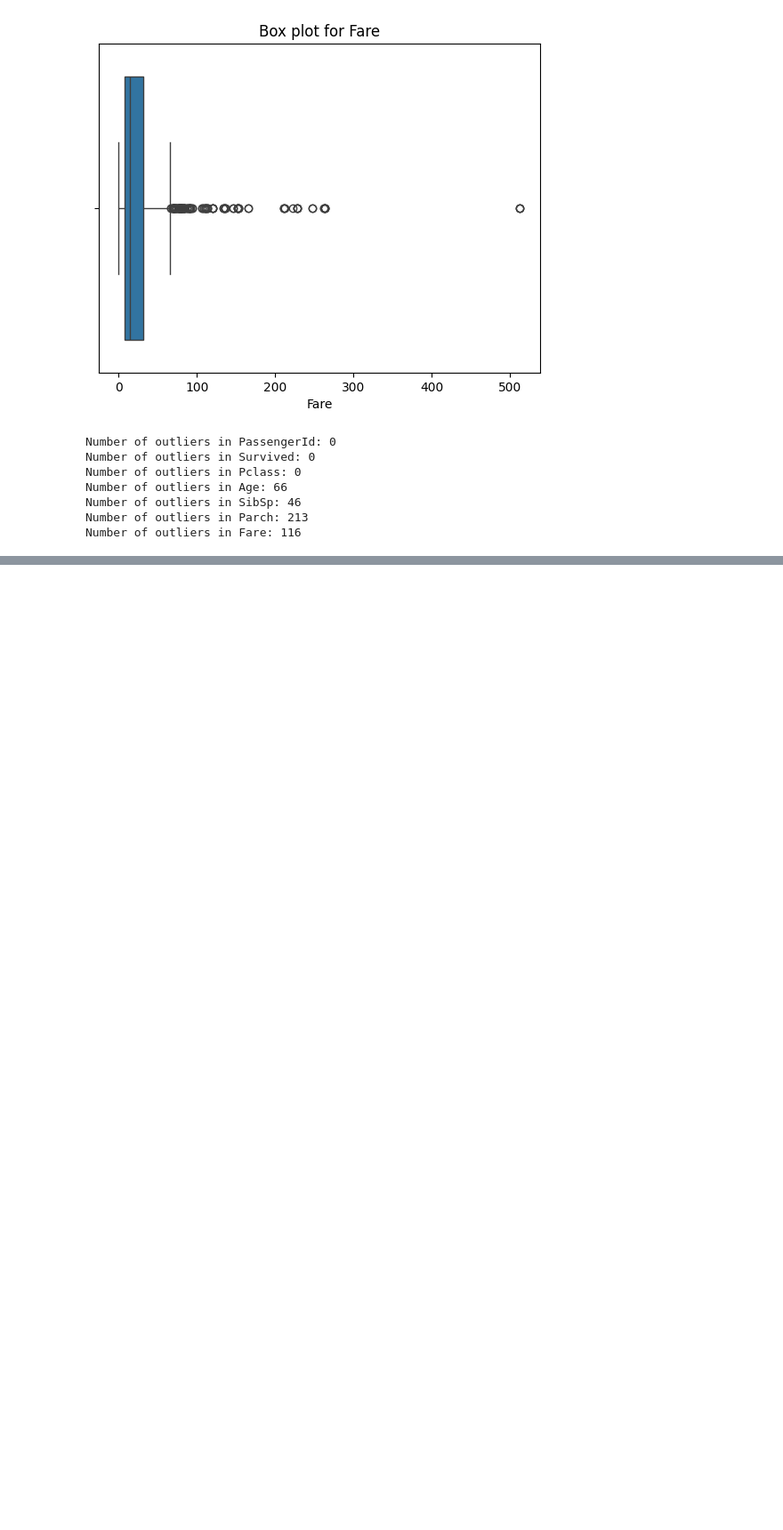
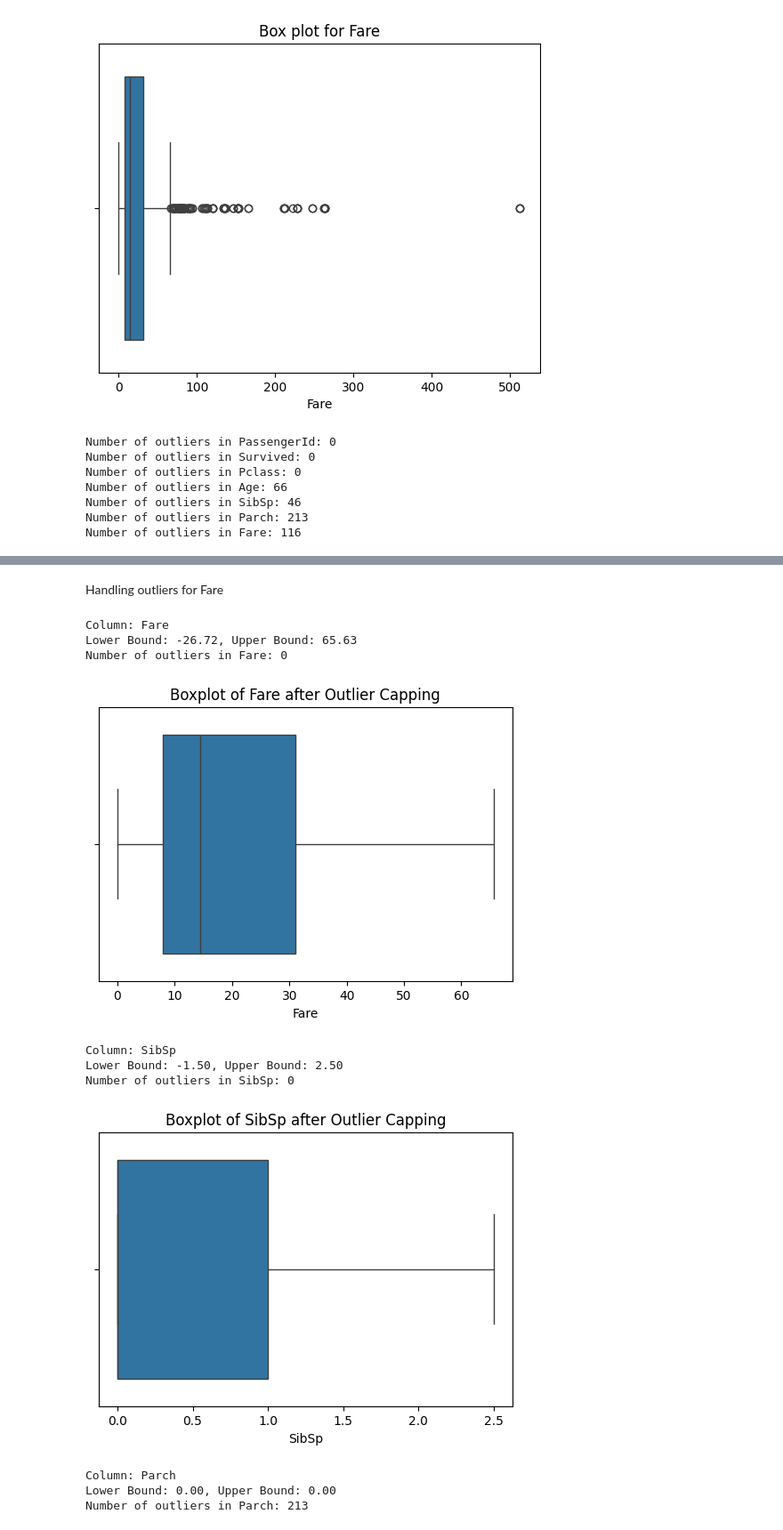
Before and after one commit to M-Rathnayake/Titanic-ML-from-disaster, a Jupyter notebook: train_notebook.ipynb, the cells around one changed output, grey strips where cells are left out. Shown at 89% size. Drawn from its saved outputs; the diff is of its cells as text; code cells hidden in the pictures; blank space fills up the shorter version.

```diff
--- a/train_notebook.ipynb
+++ b/train_notebook.ipynb
@@ -159,0 +291,51 @@ Number of outliers in Fare: 116
+# %% [markdown]
+Handling outliers for Fare
+# %%
+import pandas as pd
+import seaborn as sns
+import matplotlib.pyplot as plt
+
+# Load your dataset (use your actual path or source)
+# train_df = pd.read_csv('your_dataset.csv')
+
+# Function to apply IQR-based capping to a column
+def cap_outliers(df, column):
+    Q1 = df[column].quantile(0.25)
+    Q3 = df[column].quantile(0.75)
+    IQR = Q3 - Q1
+    lower_bound = Q1 - 1.5 * IQR
+    upper_bound = Q3 + 1.5 * IQR
+
+    print(f"\nColumn: {column}")
+    print(f"Lower Bound: {lower_bound:.2f}, Upper Bound: {upper_bound:.2f}")
+
+    outliers = df[(df[column] < lower_bound) | (df[column] > upper_bound)]
+    print(f"Number of outliers in {column}: {outliers.shape[0]}")
+
+    # Apply capping
+    df[column] = df[column].apply(
+        lambda x: lower_bound if x < lower_bound else (upper_bound if x > upper_bound else x)
+    )
+
+    # Optional: Plot boxplot after capping
+    plt.figure(figsize=(6, 4))
+    sns.boxplot(x=df[column])
+    plt.title(f"Boxplot of {column} after Outlier Capping")
+    plt.show()
+
+# Apply to relevant columns
+columns_to_cap = ['Fare', 'SibSp', 'Parch']
+for col in columns_to_cap:
+    cap_outliers(train_df, col)
+# %% [output]
+Column: Fare
+Lower Bound: -26.72, Upper Bound: 65.63
+Number of outliers in Fare: 0
+[figure, added]
+Column: SibSp
+Lower Bound: -1.50, Upper Bound: 2.50
+Number of outliers in SibSp: 0
+[figure, added]
+Column: Parch
+Lower Bound: 0.00, Upper Bound: 0.00
+Number of outliers in Parch: 213
```
Also changed, not shown: parts of 14 cells of this notebook.
